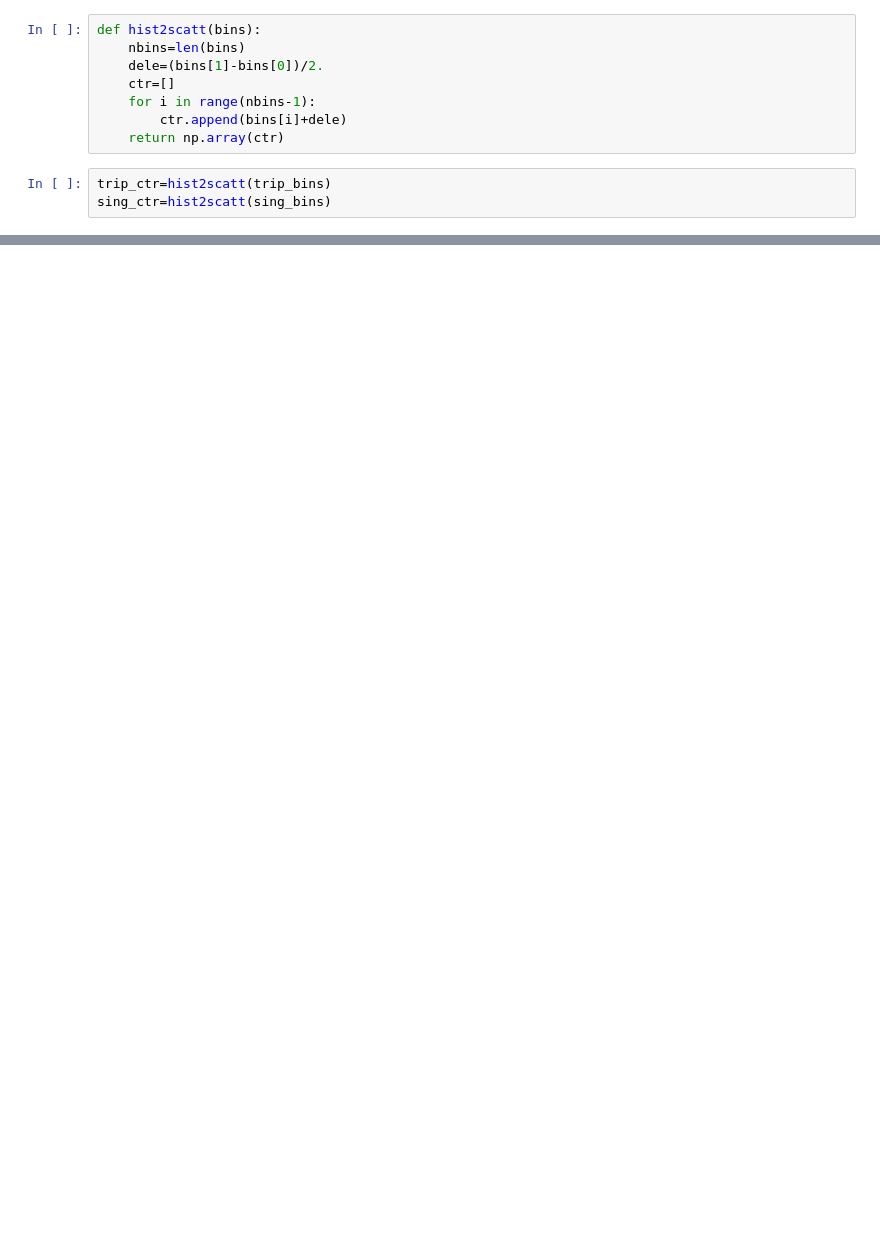
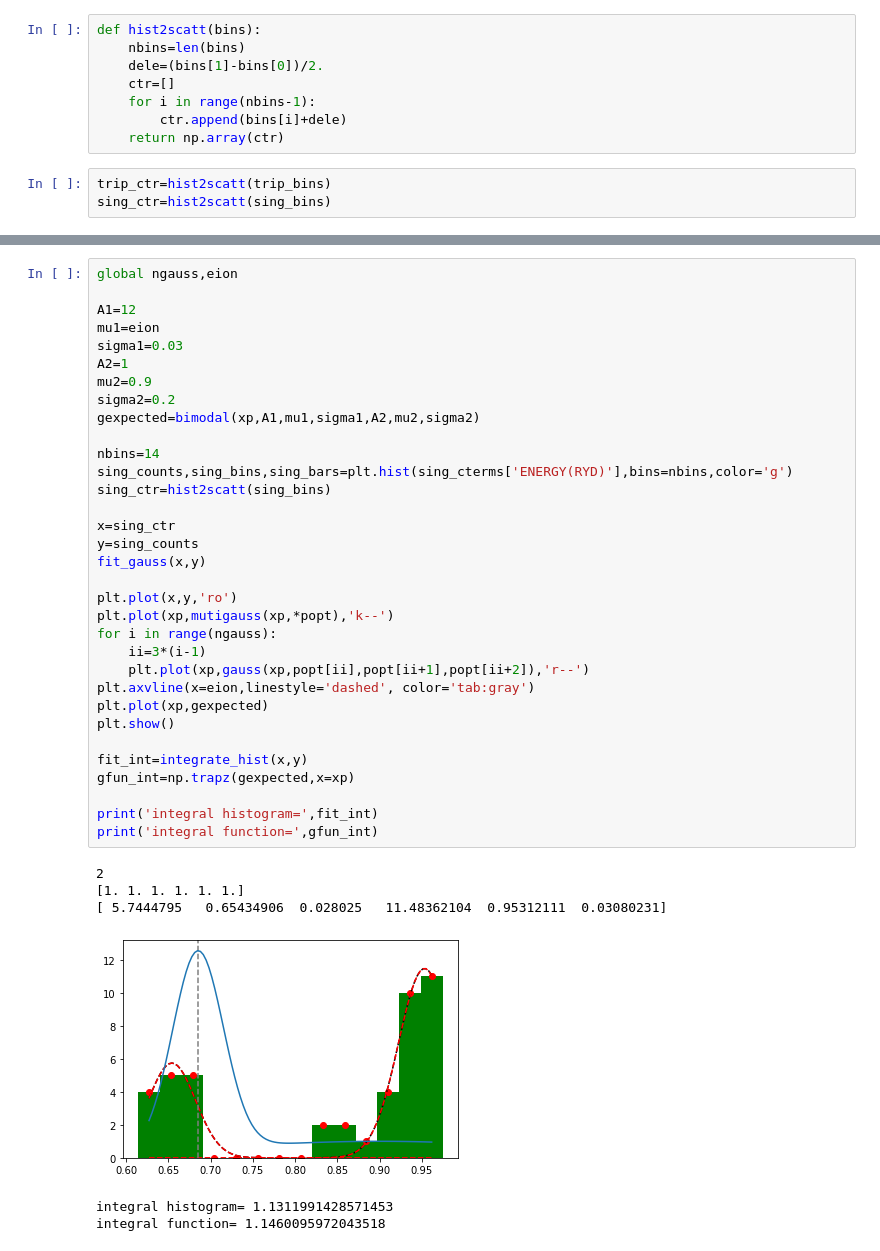
Before and after one commit to ale-mendez/gpyopt_varlambda, a Jupyter notebook: be0+_varlam/test_pseudo/Untitled.ipynb, the cells around one changed output, grey strips where cells are left out. Saved outputs shown, nothing was run; the diff lists cells and outputs as text; blank space fills up the shorter version.

Commit message:
include Gfun for fitting pseudos

```diff
--- a/be0+_varlam/test_pseudo/Untitled.ipynb
+++ b/be0+_varlam/test_pseudo/Untitled.ipynb
@@ -817,0 +761,40 @@ plt.show()
+# %%
+global ngauss,eion
+
+A1=12
+mu1=eion
+sigma1=0.03
+A2=1
+mu2=0.9
+sigma2=0.2
+gexpected=bimodal(xp,A1,mu1,sigma1,A2,mu2,sigma2)
+
+nbins=14
+sing_counts,sing_bins,sing_bars=plt.hist(sing_cterms['ENERGY(RYD)'],bins=nbins,color='g')
+sing_ctr=hist2scatt(sing_bins)
+
+x=sing_ctr
+y=sing_counts
+fit_gauss(x,y)
+
+plt.plot(x,y,'ro')
+plt.plot(xp,mutigauss(xp,*popt),'k--')
+for i in range(ngauss):
+    ii=3*(i-1)
+    plt.plot(xp,gauss(xp,popt[ii],popt[ii+1],popt[ii+2]),'r--')
+plt.axvline(x=eion,linestyle='dashed', color='tab:gray')
+plt.plot(xp,gexpected)
+plt.show()
+
+fit_int=integrate_hist(x,y)
+gfun_int=np.trapz(gexpected,x=xp)
+
+print('integral histogram=',fit_int)
+print('integral function=',gfun_int)
+# %% [output]
+2
+[1. 1. 1. 1. 1. 1.]
+[ 5.7444795   0.65434906  0.028025   11.48362104  0.95312111  0.03080231]
+[figure, added]
+integral histogram= 1.1311991428571453
+integral function= 1.1460095972043518
```
Also changed, not shown: parts of 9 cells of this notebook, 4 other files.
